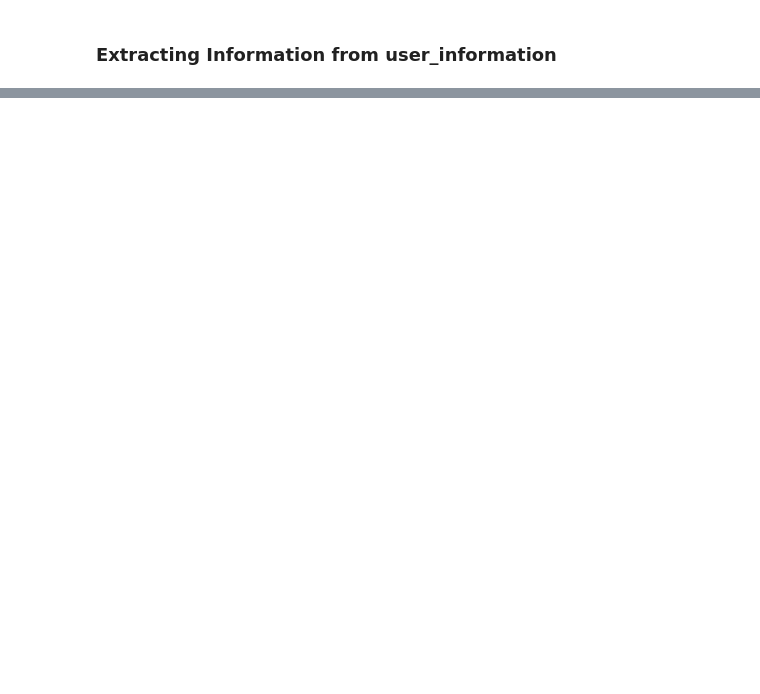
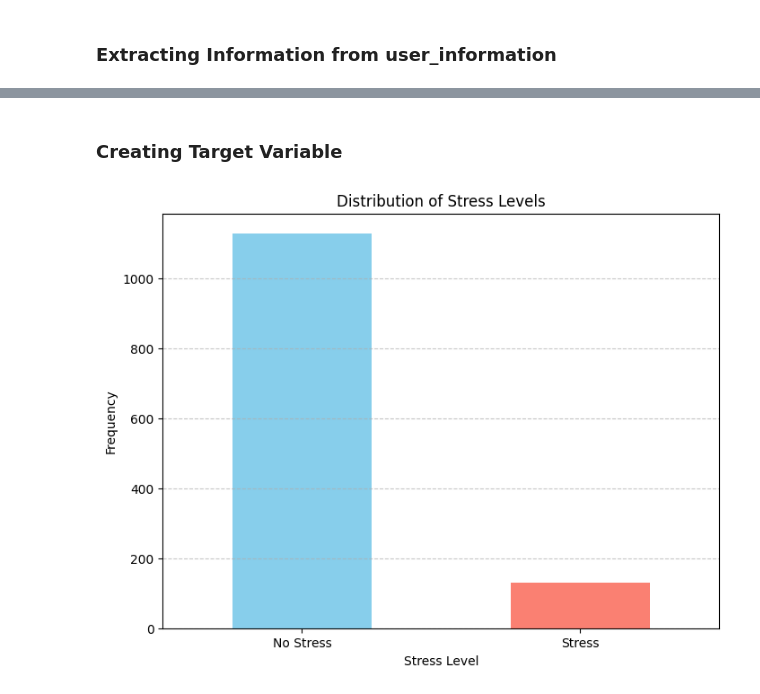
Before and after one commit to uelca/UserResearch, a Jupyter notebook: notebooks/01-Feature Engineering.ipynb, the cells around one changed output, grey strips where cells are left out. Drawn from its saved outputs; the diff is of its cells as text; code cells hidden in the pictures; blank space fills up the shorter version.

Commit message:
Created Target Variable and Plottet it

```diff
--- a/notebooks/01-Feature Engineering.ipynb
+++ b/notebooks/01-Feature Engineering.ipynb
@@ -197,0 +175,20 @@ KeyError: 'userId'
+# %% [markdown]
+### Creating Target Variable
+# %%
+# Create the 'stress_level' column based on the conditions
+# ADJUST IF NEEDED
+new_features['stress_level'] = ((new_features['valence'] < 4) & (new_features['arousal'] > 3)).astype(int)
+
+# Save the result (overwrite the existing file)
+new_features.to_csv("../feature_Engineering/new_features.csv", index=False)
+# %%
+plt.figure(figsize=(8, 6))
+new_features['stress_level'].value_counts().plot(kind='bar', color=['skyblue', 'salmon'])
+plt.title('Distribution of Stress Levels')
+plt.xlabel('Stress Level')
+plt.ylabel('Frequency')
+plt.xticks(ticks=[0, 1], labels=['No Stress', 'Stress'], rotation=0)
+plt.grid(axis='y', linestyle='--', alpha=0.7)
+plt.show()
+# %% [output]
+[figure, added]
```
Also changed, not shown: parts of 2 cells of this notebook, 1 other file.
